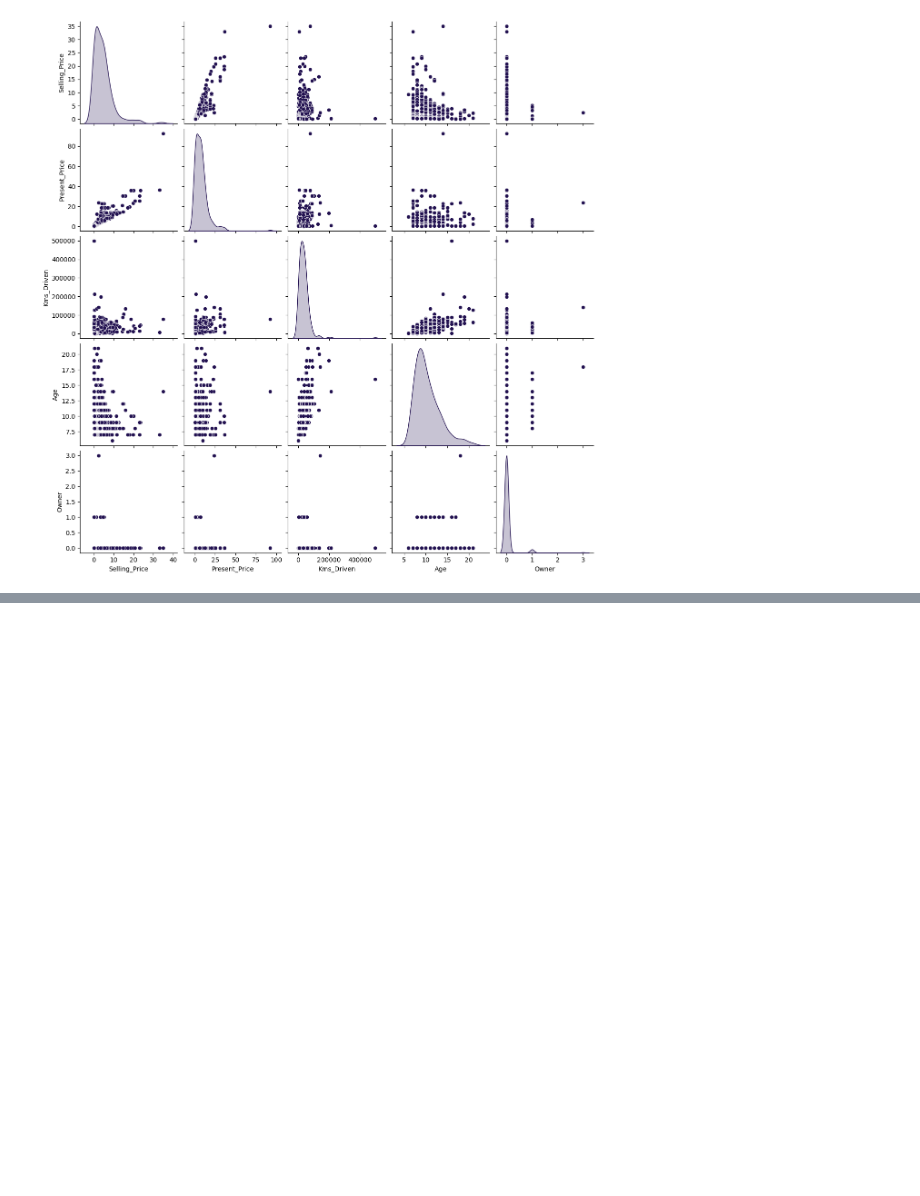
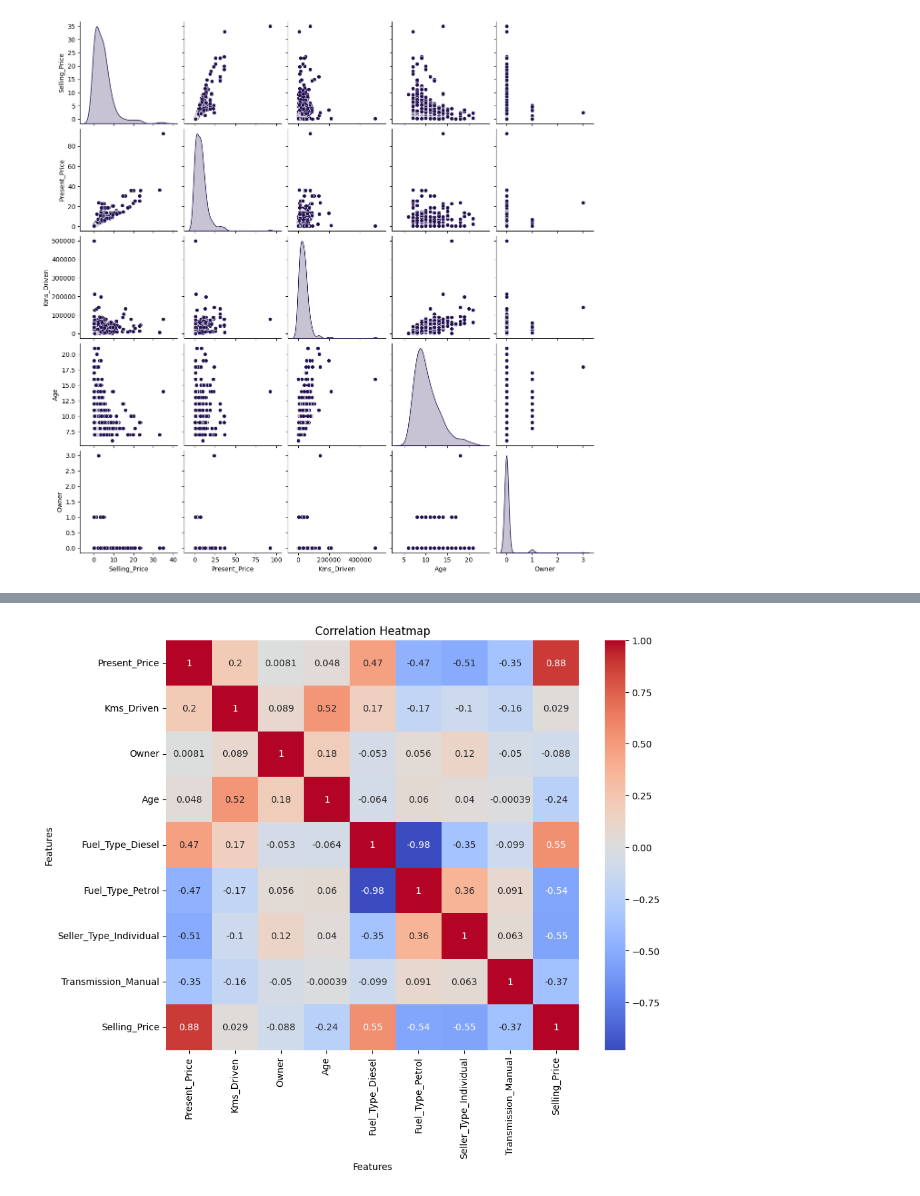
Before and after one commit to youzaina001/ML_supervised, a Jupyter notebook: Simple_Linear_Regression_sklearn.ipynb, the cells around one changed output, grey strips where cells are left out. Cells and saved outputs as stored; diff of their text form; code cells hidden in the pictures; blank space fills up the shorter version.

Commit message:
Some Style changes + Univariate and correlation analysis

```diff
--- a/Simple_Linear_Regression_sklearn.ipynb
+++ b/Simple_Linear_Regression_sklearn.ipynb
@@ -268,0 +277,5 @@ plt.show()
+# %%
+# Perform dummy encoding on categorical columns
+db_encoded = pd.get_dummies(db, columns=['Fuel_Type', 'Seller_Type','Transmission'], drop_first=True)
+
+db_encoded.head()
@@ -268,0 +289,14 @@ plt.show()
+# %%
+# Create a heatmap
+plt.figure(figsize=(10, 8))
+sb.heatmap(pd.concat([db_encoded.drop("Selling_Price",axis=1), db_encoded["Selling_Price"]],axis=1).corr(), annot=True, cmap='coolwarm')
+
+# Set the title and labels
+plt.title('Correlation Heatmap')
+plt.xlabel('Features')
+plt.ylabel('Features')
+
+# Show the heatmap
+plt.show()
+# %% [output]
+[figure, added]
```
Also changed, not shown: parts of 13 cells of this notebook.
